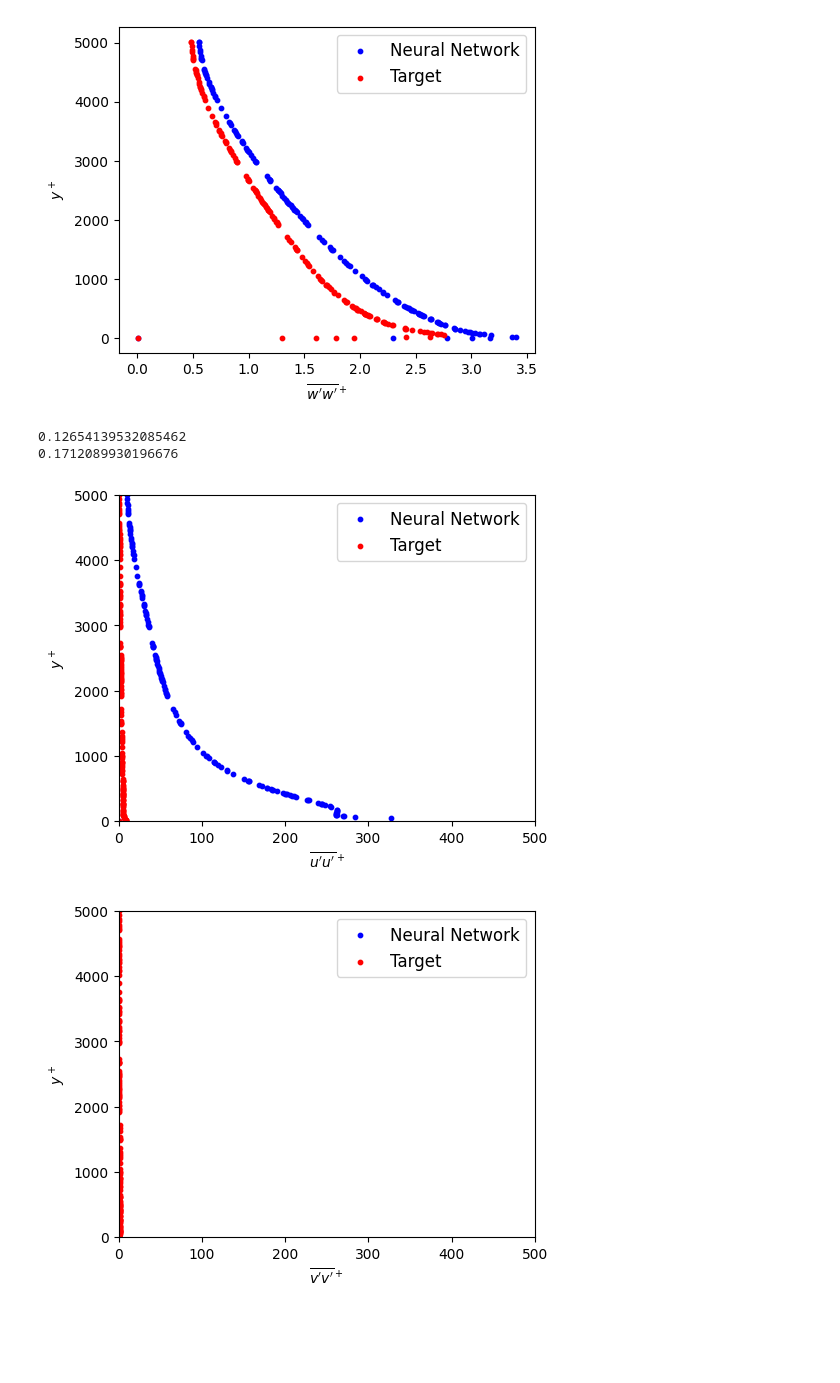
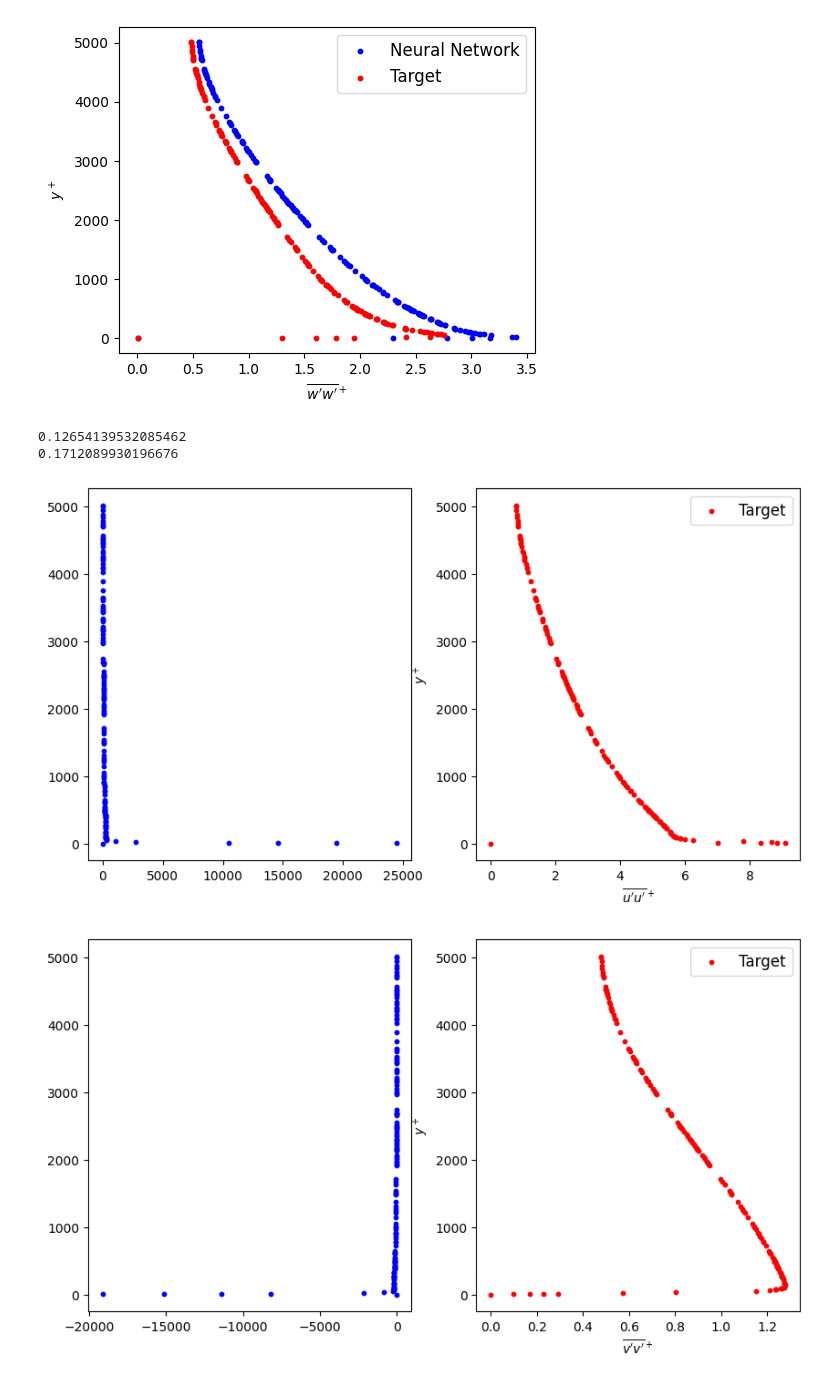
Before and after one commit to Beolinen/Kandidatarbete-ML-for-turbulence-modelling, a Jupyter notebook: neural.ipynb, the cells around one changed output. Cells and saved outputs as stored; diff of their text form; code cells hidden in the pictures; blank space fills up the shorter version.

Commit message:
subplots NN

```diff
--- a/neural.ipynb
+++ b/neural.ipynb
@@ -312,44 +312,44 @@ c_0_NN = np.mean(np.trapz(c_NN[:,0],test_var_val[:,6])/test_var_val[:,6])
 c_2_NN = np.mean(np.trapz(c_NN[:,1],test_var_val[:,6])/test_var_val[:,6])
 
 print(c_0_NN)
 print(c_2_NN)
 
 #tau, dudy, k, uu, vv, ww, yplus
 ww_NN = ((c_0_NN)*(test_var_val[:,0]**2*test_var_val[:,1]**2)/(-6) + 2/3)*test_var_val[:,2]
 uu_NN = ((1/12)*test_var_val[:,0]**2*test_var_val[:,1]**2*((c_0_NN) + 6*(c_2_NN)) + 2/3)*test_var_val[:,2]
 vv_NN = ((1/12)*test_var_val[:,0]**2*test_var_val[:,1]**2*((c_0_NN) - 6*(c_2_NN)) + 2/3)*test_var_val[:,2]
 
 
-fig1 = plt.figure()
+fig1, (ax0,ax1) = plt.subplots(nrows = 1, ncols = 2, figsize = (12,6))
 plt.subplots_adjust(left=0.25,bottom=0.20)
-plt.scatter(uu_NN,test_var_val[:,6], marker="o", s=10, c="blue", label="Neural Network")
-plt.scatter(test_var_val[:,3],test_var_val[:,6],marker="o", s=10, c="red", label="Target")
-plt.axis([0, 500, 0,5000])
+ax0.scatter(uu_NN,test_var_val[:,6], marker="o", s=10, c="blue", label="Neural Network")
+ax1.scatter(test_var_val[:,3],test_var_val[:,6],marker="o", s=10, c="red", label="Target")
+#plt.axis([-100, 1000, 0,5000])
 plt.xlabel("$\overline{u'u'}^+$")
 plt.ylabel("$y^+$")
 plt.legend(loc="best",fontsize=12)
 
-fig2 = plt.figure()
+fig2, (ax2,ax3) = plt.subplots(nrows = 1, ncols = 2, figsize = (12,6))
 plt.subplots_adjust(left=0.25,bottom=0.20)
-plt.scatter(vv_NN,test_var_val[:,6], marker="o", s=10, c="blue", label="Neural Network")
-plt.scatter(test_var_val[:,4],test_var_val[:,6],marker="o", s=10, c="red", label="Target")
-plt.axis([0, 500, 0,5000])
+ax2.scatter(vv_NN,test_var_val[:,6], marker="o", s=10, c="blue", label="Neural Network")
+ax3.scatter(test_var_val[:,4],test_var_val[:,6],marker="o", s=10, c="red", label="Target")
+#plt.axis([0, 100, 0,5000])
 plt.xlabel("$\overline{v'v'}^+$")
 plt.ylabel("$y^+$")
 plt.legend(loc="best",fontsize=12)
 
-fig3 = plt.figure()
+fig3, (ax4,ax5) = plt.subplots(nrows = 1,ncols =2,figsize = (12,6))
 plt.subplots_adjust(left=0.25,bottom=0.20)
-plt.scatter(ww_NN,test_var_val[:,6], marker="o", s=10, c="blue", label="Neural Network")
-plt.scatter(test_var_val[:,5],test_var_val[:,6],marker="o", s=10, c="red", label="Target")
-plt.axis([0, 500, 0,5000])
+ax4.scatter(ww_NN,test_var_val[:,6], marker="o", s=10, c="blue", label="Neural Network")
+ax5.scatter(test_var_val[:,5],test_var_val[:,6],marker="o", s=10, c="red", label="Target")
+#plt.axis([0, 500, 0,5000])
 plt.xlabel("$\overline{w'w'}^+$")
 plt.ylabel("$y^+$")
 plt.legend(loc="best",fontsize=12)
 
 plt.show()
 # %% [output]
 0.12654139532085462
 0.1712089930196676
-[figure, old version]
+[figure, new version]
-[figure, old version]
+[figure, new version]
```
Also changed, not shown: parts of 1 cell of this notebook, 1 other file.
